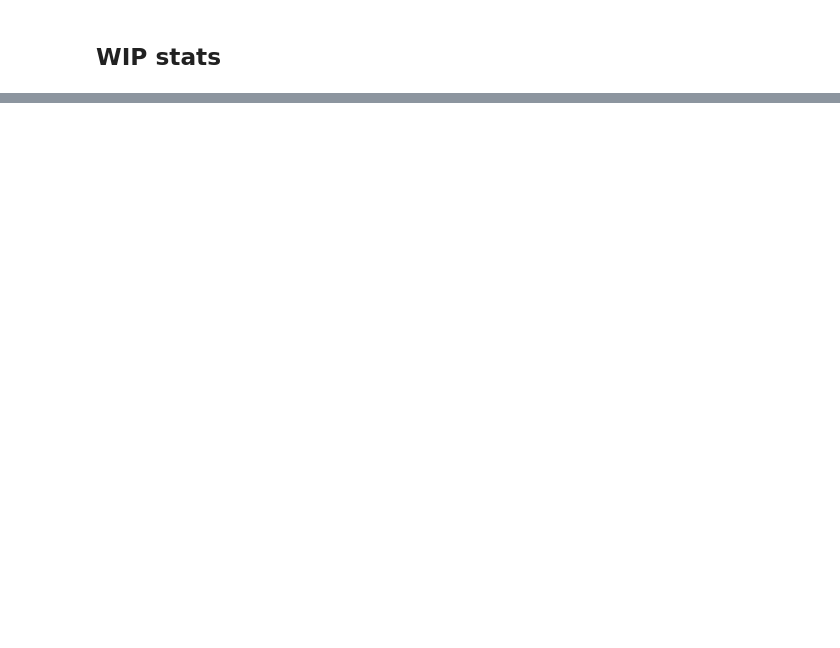
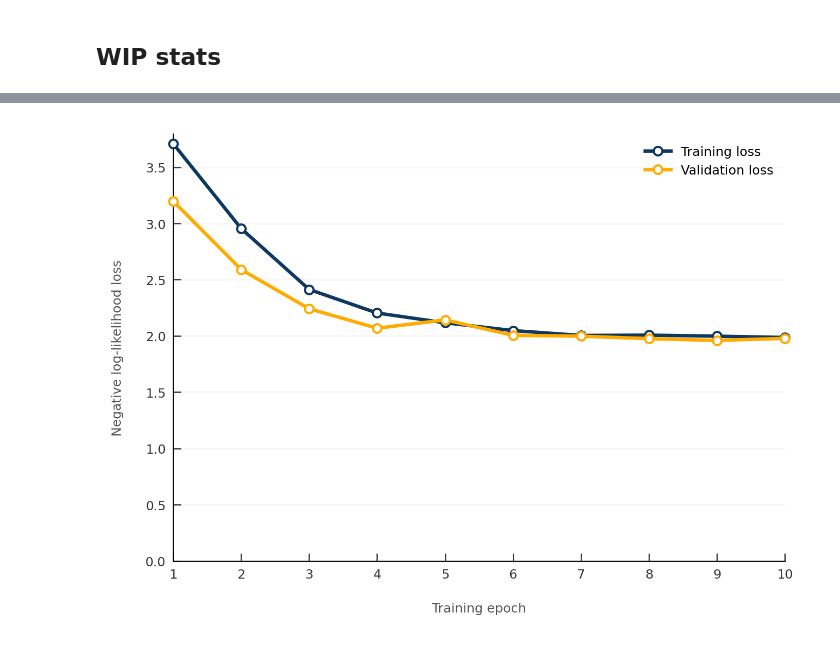
Before and after one commit to dlundgaard/F1-Radio-CBASR, a Jupyter notebook: workbook.ipynb, the cells around one changed output, grey strips where cells are left out. Drawn from its saved outputs; the diff is of its cells as text; code cells hidden in the pictures; blank space fills up the shorter version.

```diff
--- a/workbook.ipynb
+++ b/workbook.ipynb
@@ -378,36 +410,39 @@ plt.show()
 # %%
 model_training_log = pd.read_csv(
-    sorted(Path("exports").glob("log*"))[-1],
+    sorted(Path("exports").glob("training_log*"))[-1],
     names=(
         "timestamp",
         "epoch",
         "training_batch_loss",
         "validation_batch_loss",
         "model_accuracy",
     )
 )
 model_training_log
 
 fig, ax = plt.subplots()
 for loss_type in (
-    "training_loss",
-    "testing_loss",
+    "training_batch_loss",
+    "validation_batch_loss",
 ):
     plt.plot(
         model_training_log["epoch"],
         model_training_log[loss_type],
-        label=f"{loss_type.replace("_", " ").capitalize()}",
+        label=f"{loss_type.replace("_batch_", " ").capitalize()}",
         marker="o",
         markerfacecolor="white",
         clip_on=False,
         zorder=10,
     )
 plt.legend(loc="upper right")
 plt.ylim(bottom=0)
 plt.xlabel("Training epoch")
+plt.ylabel("Negative log-likelihood loss")
 
 fig.savefig(Path() / "exports" / "model_training_loss_curve.png")
 plt.show()
+# %% [output]
+[figure, added]
 # %%
 %load_ext watermark
 %watermark -iv -v -m
```
Also changed, not shown: parts of 21 cells of this notebook.
